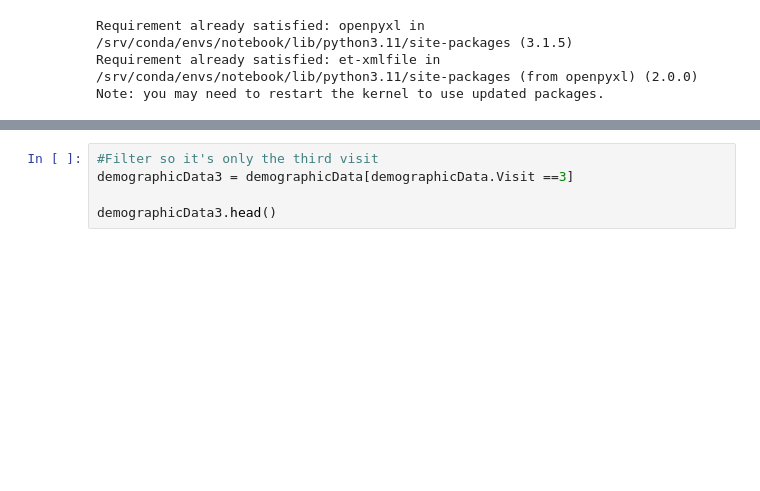
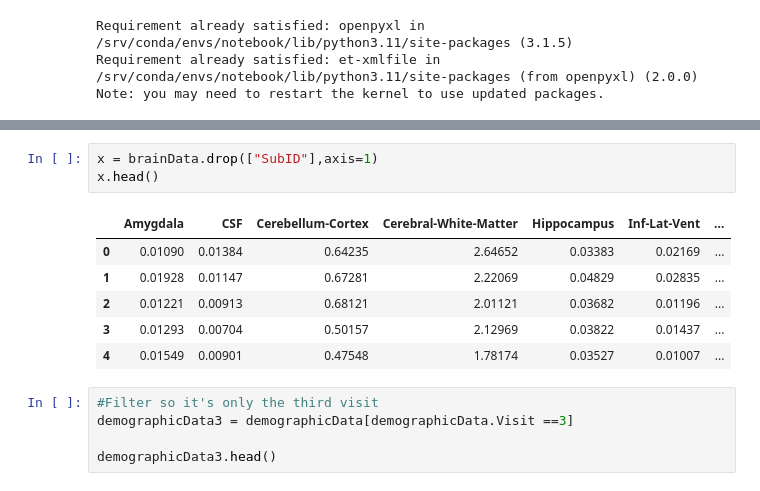
Before and after one commit to ricardjocelyn/high-dimensionality-prediction, a Jupyter notebook: SVMRandomForest.ipynb, the cells around one changed output, grey strips where cells are left out. Saved outputs shown, nothing was run; the diff lists cells and outputs as text; blank space fills up the shorter version.

```diff
--- a/SVMRandomForest.ipynb
+++ b/SVMRandomForest.ipynb
@@ -27,3 +53,13 @@ demographicData.head()
+# %%
+x = brainData.drop(["SubID"],axis=1)
+x.head()
+# %% [output]
+|  | Amygdala | CSF | Cerebellum-Cortex | Cerebral-White-Matter | Hippocampus | Inf-Lat-Vent | ... |
+| 0 | 0.01090 | 0.01384 | 0.64235 | 2.64652 | 0.03383 | 0.02169 | ... |
+| 1 | 0.01928 | 0.01147 | 0.67281 | 2.22069 | 0.04829 | 0.02835 | ... |
+| 2 | 0.01221 | 0.00913 | 0.68121 | 2.01121 | 0.03682 | 0.01196 | ... |
+| 3 | 0.01293 | 0.00704 | 0.50157 | 2.12969 | 0.03822 | 0.01437 | ... |
+| 4 | 0.01549 | 0.00901 | 0.47548 | 1.78174 | 0.03527 | 0.01007 | ... |
 # %%
 #Filter so it's only the third visit
 demographicData3 = demographicData[demographicData.Visit ==3]
```
Also changed, not shown: parts of 10 cells of this notebook.
